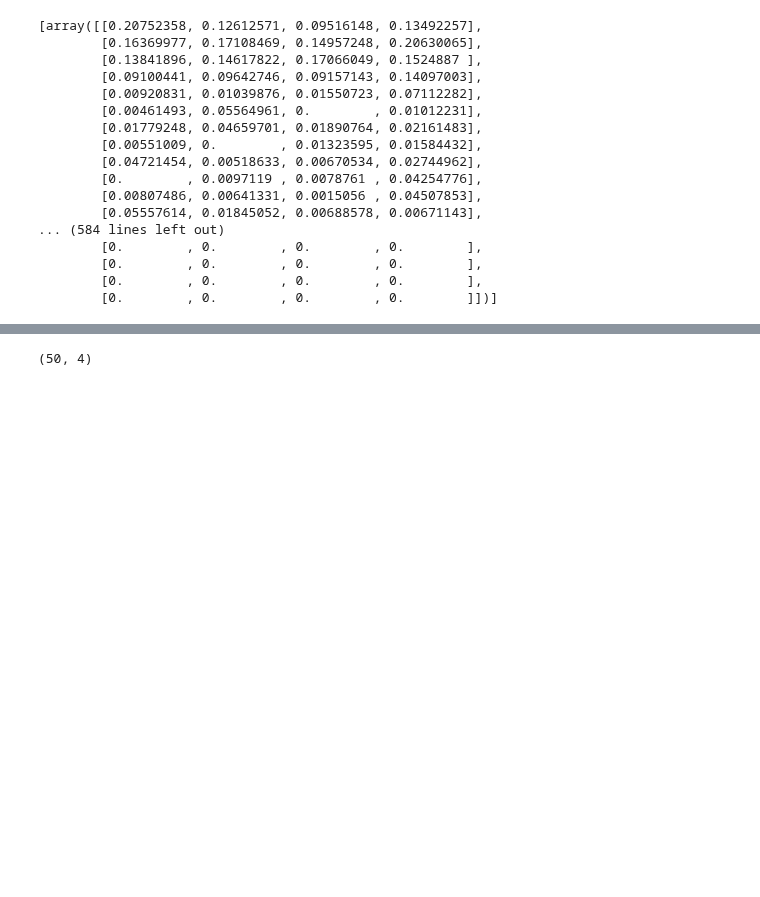
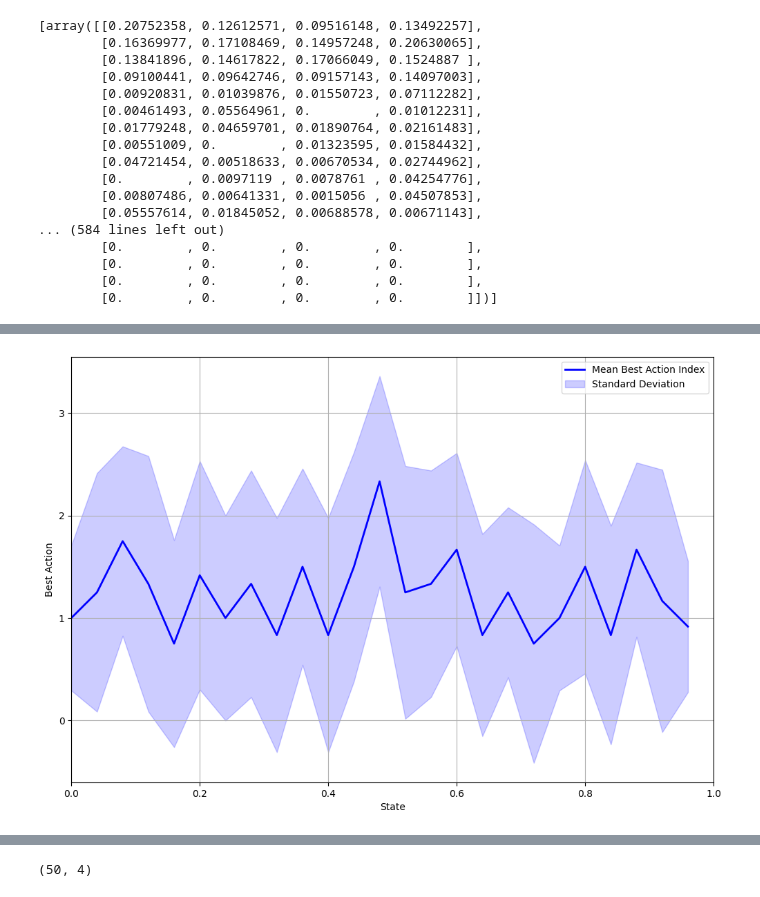
Before and after one commit to lozferatu/MSc-Project, a Jupyter notebook: final_code/lit101_agent.ipynb, the cells around one changed output, grey strips where cells are left out. Drawn from its saved outputs; the diff is of its cells as text; code cells hidden in the pictures; blank space fills up the shorter version.

```diff
--- a/final_code/lit101_agent.ipynb
+++ b/final_code/lit101_agent.ipynb
@@ -432,10 +428,9 @@ class SwatEnv(Env):
         # check for increase
         if new_state[component_pos['LIT101']] > self.state[component_pos['LIT101']]:
             reward = new_state[component_pos['LIT101']] - self.state[component_pos['LIT101']]
-        elif new_state[component_pos['LIT101']] == self.state[component_pos['LIT101']]:
-            reward = -1
         elif new_state[component_pos['LIT101']] < self.state[component_pos['LIT101']]:
             reward = self.state[component_pos['LIT101']] - new_state[component_pos['LIT101']]
+
 
         #print(f'lit:{self.state[component_pos['LIT101']], new_state[component_pos['LIT101']]} reward:{reward}')
 
@@ -533,7 +528,7 @@ def run_trial(environment, data_array, window_size, episodes, q_table=None):
     # Discrete levels for continuous values, normalised data so range 0-1
     num_bins = 50
     # get bin size, use 2 to allow for outside of normal range
-    bin_size = (2/num_bins)
+    bin_size = (1.2/num_bins)
 
 
     #this_env = environment(data_array, window_size, episode_length)
@@ -671,0 +732,3 @@ np.savez('/home/loz/Documents/GitHub/MSc-Project/final_code/component_objs/q_tab
+# %%
+file_path = '/home/loz/Documents/GitHub/MSc-Project/final_code/component_objs/q_table_list_2000s.npz'
+data = np.load(file_path, allow_pickle=True)
@@ -671,0 +755,42 @@ np.savez('/home/loz/Documents/GitHub/MSc-Project/final_code/component_objs/q_tab
+# %%
+
+# best actions
+best_actions_list = []
+
+for q_table in data.values():
+    # get best action
+    if isinstance(q_table, np.ndarray) and q_table.ndim == 2:
+        best_actions = np.argmax(q_table, axis=1)
+        best_actions_list.append(best_actions)
+
+best_actions_array = np.array(best_actions_list)
+
+# Calculate the mean and standard deviation
+mean_best_actions = np.mean(best_actions_array, axis=0)
+std_best_actions = np.std(best_actions_array, axis=0)
+
+# get rid of bins
+x_values = (np.arange(len(mean_best_actions)) * 4) / 100
+
+# Plot the mean best action
+plt.figure(figsize=(12, 8))
+plt.plot(x_values, mean_best_actions, label='Mean Best Action Index', color='blue', linewidth=2)
+
+# Fill between mean and std
+plt.fill_between(x_values,
+                 mean_best_actions - std_best_actions,
+                 mean_best_actions + std_best_actions,
+                 color='blue', alpha=0.2, label='Standard Deviation')
+
+# Customize the plot
+#plt.title('General Trend of Best Actions')
+plt.xlabel('State')
+plt.ylabel('Best Action')
+plt.yticks([0, 1, 2, 3])
+plt.xlim(0, 1)
+plt.legend(loc='best')
+plt.grid(True)
+plt.savefig('/home/loz/Documents/GitHub/MSc-Project/Write_Up/Charts/basic_q_best_action.jpeg')
+plt.show()
+# %% [output]
+[figure, added]
```
Also changed, not shown: parts of 15 cells of this notebook, 6 other files.
